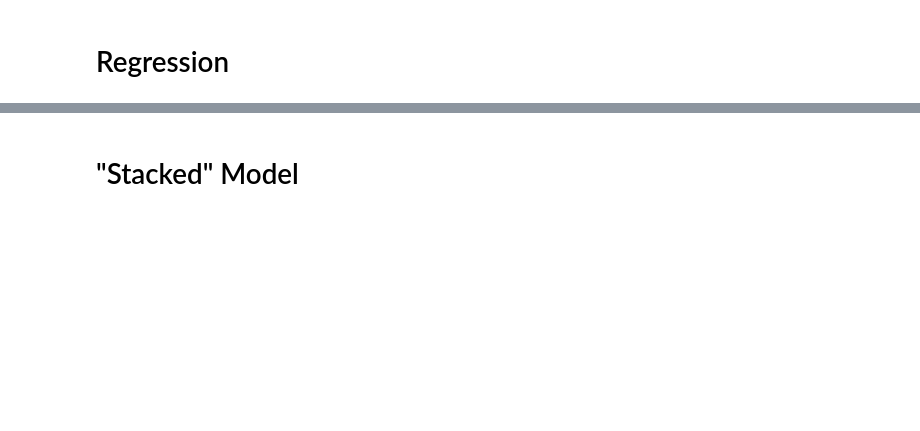
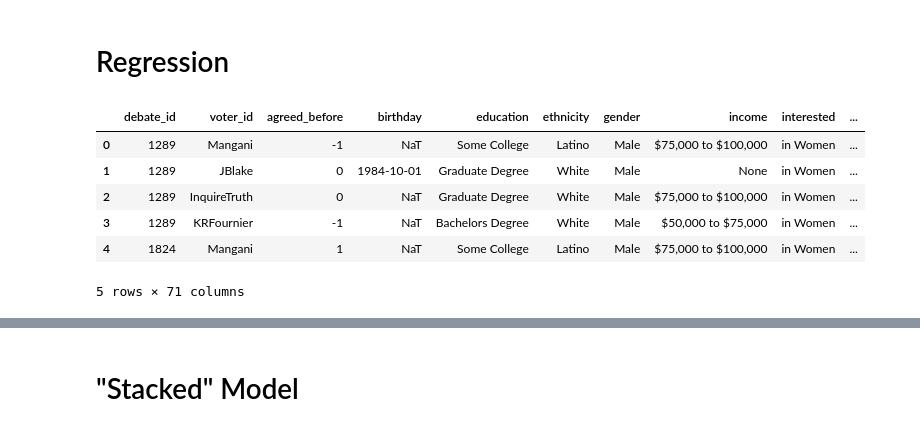
Before and after one commit to manoelhortaribeiro/debate-gpt-x, a Jupyter notebook: analyses/results_analysis.ipynb, the cells around one changed output, grey strips where cells are left out. Saved outputs shown, nothing was run; the diff lists cells and outputs as text; code cells hidden in the pictures; blank space fills up the shorter version.

```diff
--- a/scripts/results_analysis.ipynb
+++ b/analyses/results_analysis.ipynb
@@ -640,0 +634,67 @@ print(results.to_latex(index=False, float_format="%.2f", position="h"))
+# %%
+current_issue = "Abortion"
+
+if current_issue == "Gay Marriage":
+    debates = GAY_MARRIAGE
+    path_to_stances = "../data/processed_data/gay_marriage_props.json"
+elif current_issue == "Abortion":
+    debates = ABORTION
+    path_to_stances = "../data/processed_data/abortion_props.json"
+elif current_issue == "Capital Punishment":
+    debates = CAPITAL_PUNISHMENT
+    path_to_stances = "../data/processed_data/capital_punishment_props.json"
+# %%
+# merge df with user demographics
+users_df = pd.read_json("../data/processed_data/users_df.json")
+users_df = users_df.reset_index().rename(columns={"index": "voter_id"})
+
+issue_df = votes_df[votes_df.debate_id.isin(debates)][
+    ["debate_id", "voter_id", "agreed_before"]
+]
+issue_df = issue_df.merge(users_df, on="voter_id")
+
+# merge with debates df to add start date for age calculation
+debates_df = pd.read_json("../data/processed_data/debates_df.json")
+debates_df["start_date"] = pd.to_datetime(debates_df["start_date"])
+issue_df = issue_df.merge(
+    debates_df[["debate_id", "start_date"]], on="debate_id"
+)
+
+
+# age calculation
+issue_df["birthday"] = pd.to_datetime(issue_df.birthday)
+issue_df["age"] = (
+    issue_df.start_date - issue_df.birthday
+) / pd.Timedelta("365 days")
+issue_df["age"] = (issue_df.age.max() - issue_df.age) / (
+    issue_df.age.max() - issue_df.age.min()
+)
+issue_df["age"] = issue_df.age.fillna(issue_df.age.mean())
+
+
+# merge with the stance
+stances = pd.read_json(path_to_stances)
+issue_df = issue_df.merge(stances, on="debate_id")
+
+
+# Turn stances into -1,0,1
+issue_df["agreed_before"] = issue_df.apply(
+    lambda x: to_stance(x, "agreed_before"), axis=1
+)
+issue_df["stance"] = issue_df.apply(
+    lambda x: to_stance(x, "stance"), axis=1
+)
+issue_df["agreed_before"] = (
+    issue_df.agreed_before * issue_df.stance
+)
+
+# display df
+issue_df.head()
+# %% [output]
+|  | debate_id | voter_id | agreed_before | birthday | education | ethnicity | gender | income | interested | ... |
+| 0 | 1289 | Mangani | -1 | NaT | Some College | Latino | Male | $75,000 to $100,000 | in Women | ... |
+| 1 | 1289 | JBlake | 0 | 1984-10-01 | Graduate Degree | White | Male | None | in Women | ... |
+| 2 | 1289 | InquireTruth | 0 | NaT | Graduate Degree | White | Male | $75,000 to $100,000 | in Women | ... |
+| 3 | 1289 | KRFournier | -1 | NaT | Bachelors Degree | White | Male | $50,000 to $75,000 | in Women | ... |
+| 4 | 1824 | Mangani | 1 | NaT | Some College | Latino | Male | $75,000 to $100,000 | in Women | ... |
+5 rows × 71 columns
```
Also changed, not shown: parts of 31 cells of this notebook, 9 other files.
